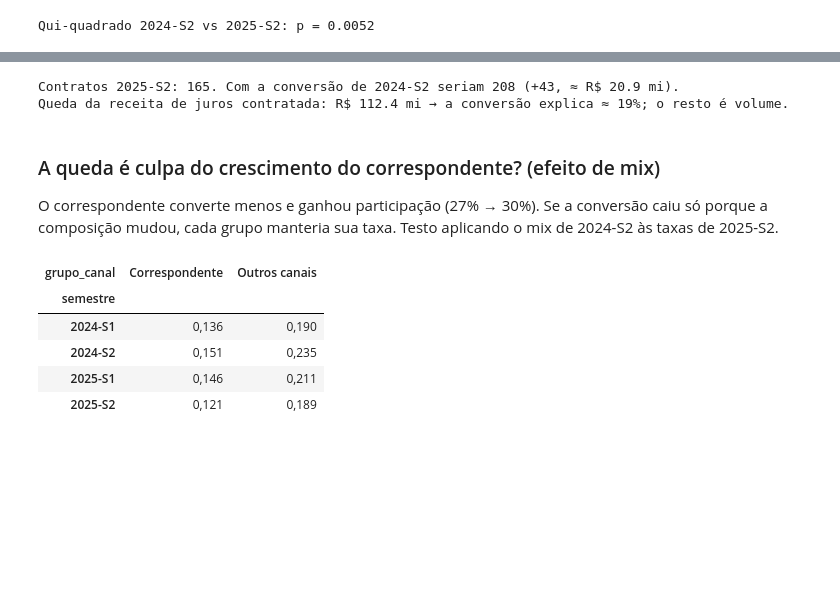
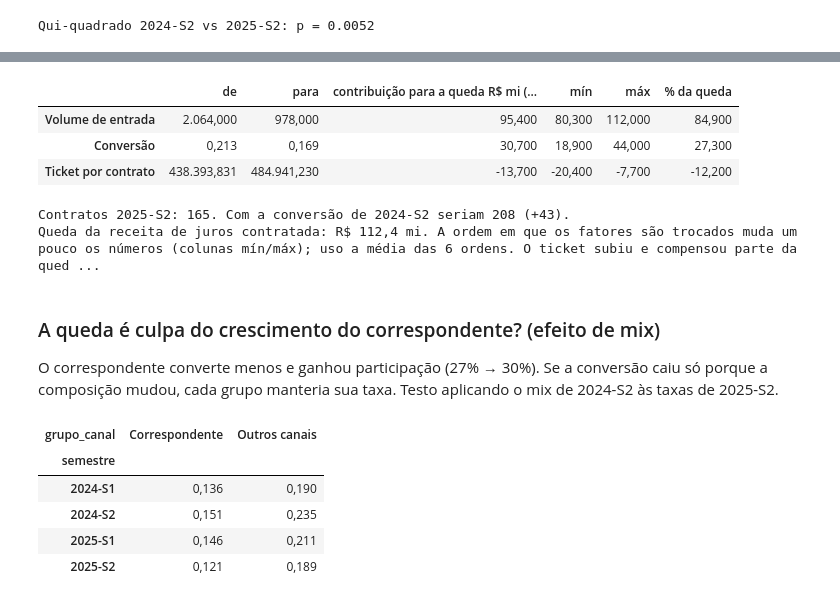
Before and after one commit to aslamrekik/Data_AI-, a Jupyter notebook: parte1_analise.ipynb, the cells around one changed output, grey strips where cells are left out. Cells and saved outputs as stored; diff of their text form; code cells hidden in the pictures; blank space fills up the shorter version.

```diff
--- a/parte1_analise.ipynb
+++ b/parte1_analise.ipynb
@@ -260,20 +283,51 @@ Os meses das pontas (jan/2024, com 20 propostas, e dez/2025, com 27) têm amostr
 # %%
+from itertools import permutations
+
 a, z = sem.loc["2024-S2"], sem.loc["2025-S2"]
-ticket = b.loc[(b["semestre"] == "2025-S2") & (b["contratada"] == 1), "receita_juros_potencial"].mean()
+ticket = {s: b.loc[(b["semestre"] == s) & (b["contratada"] == 1), "receita_juros_potencial"].mean()
+          for s in ["2024-S2", "2025-S2"]}
+# receita contratada = volume x conversão x ticket (receita de juros média por contrato)
+fatores = {"Volume de entrada": (a["propostas"], z["propostas"]),
+           "Conversão": (a["conversao"], z["conversao"]),
+           "Ticket por contrato": (ticket["2024-S2"], ticket["2025-S2"])}
+receita = lambda v: np.prod(list(v.values()))
+efeitos = {f: [] for f in fatores}
+for ordem in permutations(fatores):                   # troca um fator por vez, nas 6 ordens possíveis
+    atual = {f: ini for f, (ini, fim) in fatores.items()}
+    for f in ordem:
+        antes = receita(atual); atual[f] = fatores[f][1]
+        efeitos[f].append(receita(atual) - antes)
+queda = mi(receita({f: ini for f, (ini, _) in fatores.items()}) - receita({f: fim for f, (_, fim) in fatores.items()}))
+decomp = pd.DataFrame({
+    "de": [v[0] for v in fatores.values()], "para": [v[1] for v in fatores.values()],
+    "contribuição para a queda R$ mi (média)": [-mi(np.mean(e)) for e in efeitos.values()],
+    "mín": [-mi(max(e)) for e in efeitos.values()], "máx": [-mi(min(e)) for e in efeitos.values()],
+}, index=list(fatores))
+decomp["% da queda"] = decomp["contribuição para a queda R$ mi (média)"] / queda
+display(decomp.assign(**{"% da queda": decomp["% da queda"] * 100})
+        .round({c: 1 for c in decomp.columns if c not in ("de", "para")}))
+
 contr_se_conv_mantida = z["propostas"] * a["conversao"]
-efeito_conversao = (contr_se_conv_mantida - z["contratos"]) * ticket
 print(f"Contratos 2025-S2: {z['contratos']:.0f}. Com a conversão de 2024-S2 seriam {contr_se_conv_mantida:.0f} "
-      f"(+{contr_se_conv_mantida - z['contratos']:.0f}, ≈ R$ {mi(efeito_conversao):.1f} mi).")
-queda = a['receita_contratada_R_mi'] - z['receita_contratada_R_mi']
-print(f"Queda da receita de juros contratada: R$ {queda:.1f} mi "
-      f"→ a conversão explica ≈ {mi(efeito_conversao) / queda:.0%}; o resto é volume.")
+      f"(+{contr_se_conv_mantida - z['contratos']:.0f}).")
+print(f"Queda da receita de juros contratada: R$ {br(queda)} mi. A ordem em que os fatores são trocados muda um "
+      f"pouco os números (colunas mín/máx); uso a média das 6 ordens. O ticket subiu e compensou parte da queda.")
 # %% [output]
+|  | de | para | contribuição para a queda R$ mi (... | mín | máx | % da queda |
+| Volume de entrada | 2.064,000 | 978,000 | 95,400 | 80,300 | 112,000 | 84,900 |
+| Conversão | 0,213 | 0,169 | 30,700 | 18,900 | 44,000 | 27,300 |
+| Ticket por contrato | 438.393,831 | 484.941,230 | -13,700 | -20,400 | -7,700 | -12,200 |
-Contratos 2025-S2: 165. Com a conversão de 2024-S2 seriam 208 (+43, ≈ R$ 20.9 mi).
-Queda da receita de juros contratada: R$ 112.4 mi → a conversão explica ≈ 19%; o resto é volume.
+Contratos 2025-S2: 165. Com a conversão de 2024-S2 seriam 208 (+43).
+Queda da receita de juros contratada: R$ 112,4 mi. A ordem em que os fatores são trocados muda um pouco os números (colunas mín/máx); uso a média das 6 ordens. O ticket subiu e compensou parte da qued ...
-# %% [markdown]
-### A queda é culpa do crescimento do correspondente? (efeito de mix)
-
-O correspondente converte menos e ganhou participação (27% → 30%). Se a conversão caiu só porque a composição mudou, cada grupo manteria sua taxa. Testo aplicando o mix de 2024-S2 às taxas de 2025-S2.
+# %%
+part = sem["participacao_correspondente"]
+md(f"""### A queda é culpa do crescimento do correspondente? (efeito de mix)
+
+O correspondente converte menos e ganhou participação ({pct(part['2024-S2'], 0)} → {pct(part['2025-S2'], 0)}). Se a conversão caiu só porque a composição mudou, cada grupo manteria sua taxa. Testo aplicando o mix de 2024-S2 às taxas de 2025-S2.""")
+# %% [output]
+### A queda é culpa do crescimento do correspondente? (efeito de mix)
+
+O correspondente converte menos e ganhou participação (27% → 30%). Se a conversão caiu só porque a composição mudou, cada grupo manteria sua taxa. Testo aplicando o mix de 2024-S2 às taxas de 2025-S2.
 # %%
 taxa = b.pivot_table(index="semestre", columns="grupo_canal", values="contratada", aggfunc="mean")
 mix = b.pivot_table(index="semestre", columns="grupo_canal", values="contratada", aggfunc="size")
```
Also changed, not shown: parts of 7 cells of this notebook, 1 other file.
